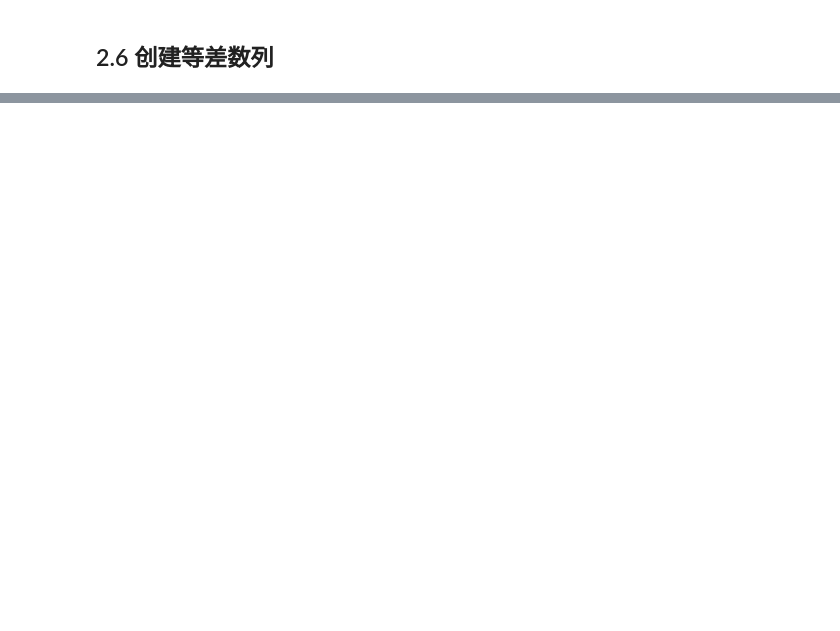
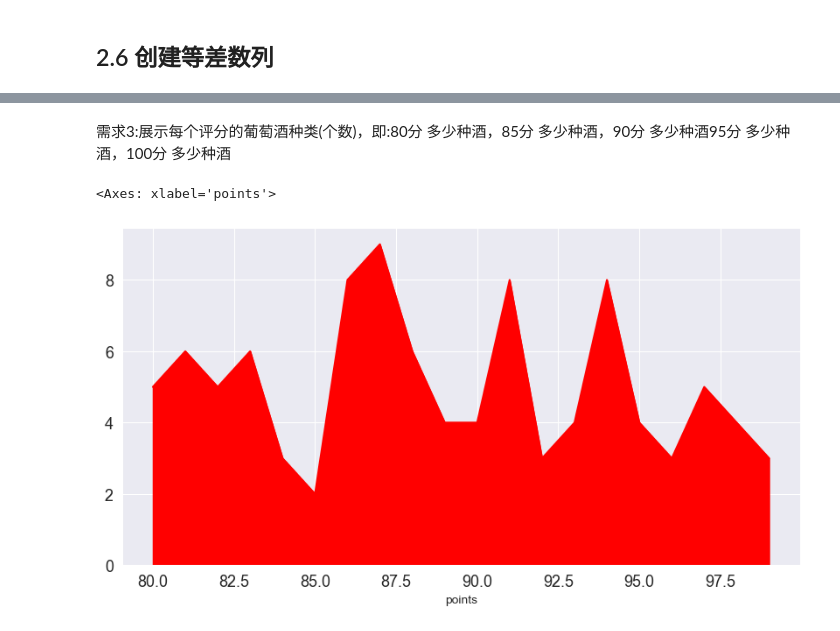
Before and after one commit to Dafu1011/Data-analysis-note, a Jupyter notebook: pandasProject/02_jupyterNotebook.ipynb, the cells around one changed output, grey strips where cells are left out. Saved outputs shown, nothing was run; the diff lists cells and outputs as text; code cells hidden in the pictures; blank space fills up the shorter version.

```diff
--- a/pandasProject/02_jupyterNotebook.ipynb
+++ b/pandasProject/02_jupyterNotebook.ipynb
@@ -102,0 +272,9 @@ print(f"元素类型：{arr9.dtype}")
+# %% [markdown]
+需求3:展示每个评分的葡萄酒种类(个数)，即:80分 多少种酒，85分 多少种酒，90分 多少种酒95分 多少种酒，100分 多少种酒
+# %%
+# df.points.value_counts().sort_index().plot.bar(**text_kwargs) # 柱状图
+# df.points.value_counts().sort_index().plot.line(**text_kwargs) # 折线图
+df.points.value_counts().sort_index().plot.area(**text_kwargs) # 区域图
+# %% [output]
+<Axes: xlabel='points'>
+[figure, added]
```
Also changed, not shown: parts of 41 cells of this notebook, 3 other files.
